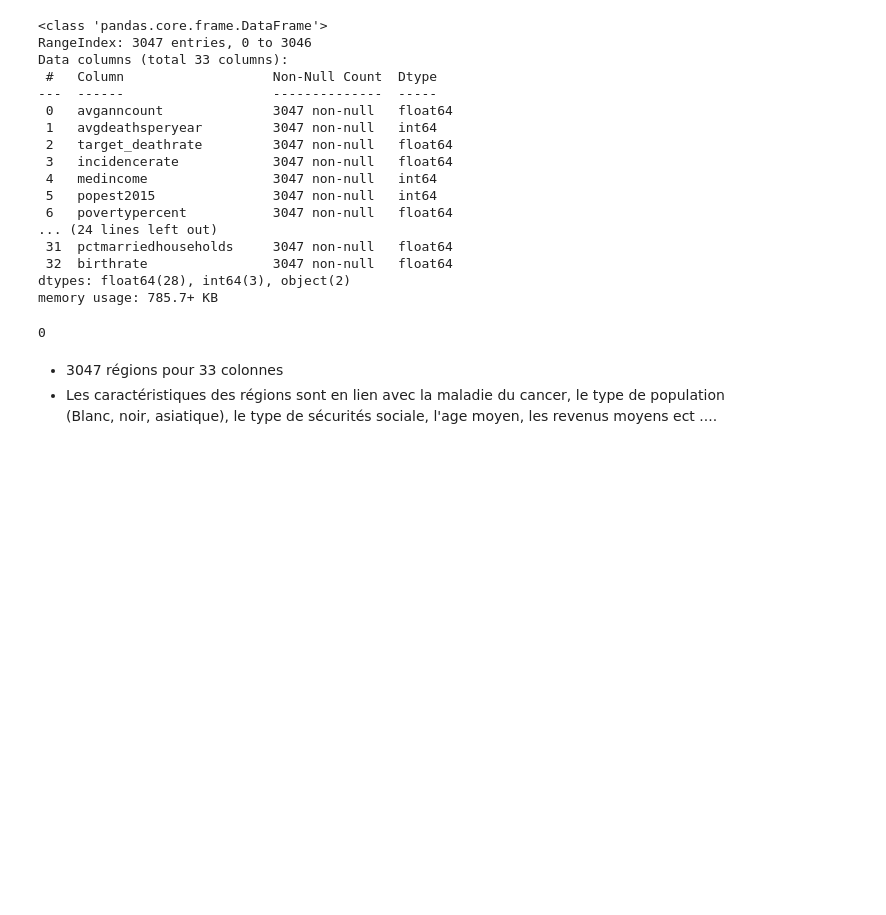
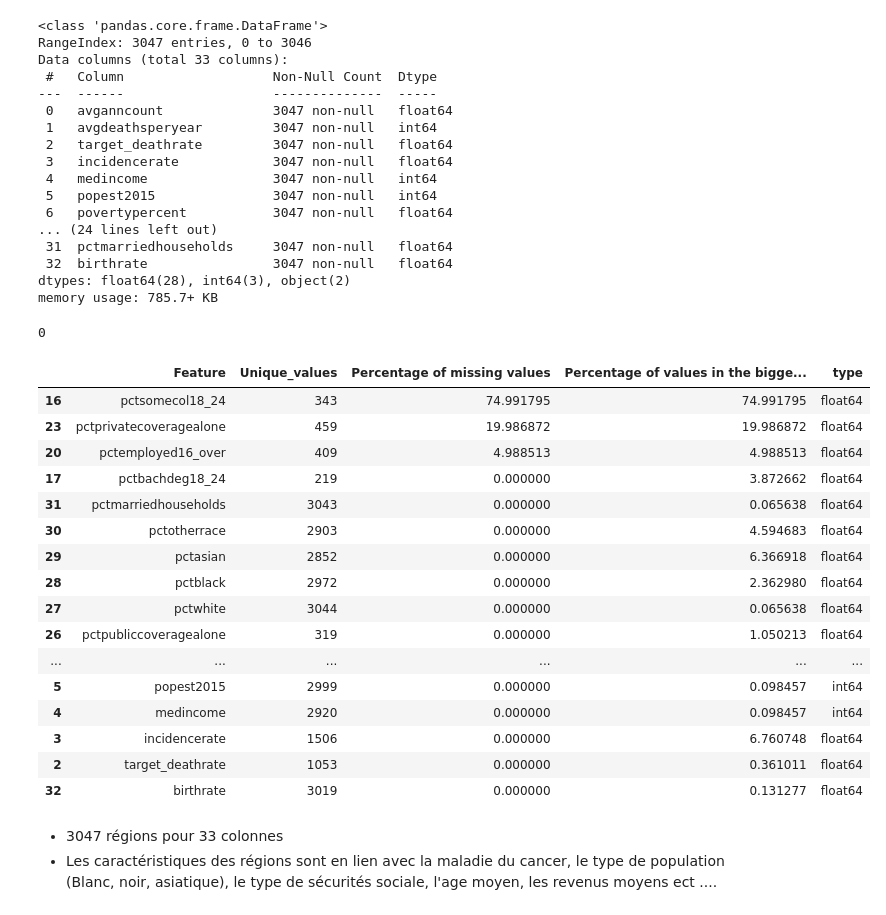
Before and after one commit to Hajoura91coding/Prediction_cancer_death_usa, a Jupyter notebook: cancer-data-usa-analysis-prediction.ipynb, the cells around one changed output. Cells and saved outputs as stored; diff of their text form; code cells hidden in the pictures; blank space fills up the shorter version.

Commit message:
Kaggle Notebook | Cancer_data_USA_Analysis_prediction | Version 10

```diff
--- a/cancer-data-usa-analysis-prediction.ipynb
+++ b/cancer-data-usa-analysis-prediction.ipynb
@@ -111,6 +111,31 @@ memory usage: 785.7+ KB
 cancer_reg.duplicated().sum()
 # %% [output]
 0
+# %%
+stats = []
+for col in cancer_reg.columns:
+    stats.append((col, cancer_reg[col].nunique(), cancer_reg[col].isnull().sum() * 100 / cancer_reg.shape[0], cancer_reg[col].value_counts(normalize=True, dropna=False).values[0] * 100, cancer_reg[col].dtype))
+
+stats_df = pd.DataFrame(stats, columns=['Feature', 'Unique_values', 'Percentage of missing values', 'Percentage of values in the biggest category', 'type'])
+stats_df.sort_values('Percentage of missing values', ascending=False)
+# %% [output]
+|  | Feature | Unique_values | Percentage of missing values | Percentage of values in the bigge... | type |
+| 16 | pctsomecol18_24 | 343 | 74.991795 | 74.991795 | float64 |
+| 23 | pctprivatecoveragealone | 459 | 19.986872 | 19.986872 | float64 |
+| 20 | pctemployed16_over | 409 | 4.988513 | 4.988513 | float64 |
+| 17 | pctbachdeg18_24 | 219 | 0.000000 | 3.872662 | float64 |
+| 31 | pctmarriedhouseholds | 3043 | 0.000000 | 0.065638 | float64 |
+| 30 | pctotherrace | 2903 | 0.000000 | 4.594683 | float64 |
+| 29 | pctasian | 2852 | 0.000000 | 6.366918 | float64 |
+| 28 | pctblack | 2972 | 0.000000 | 2.362980 | float64 |
+| 27 | pctwhite | 3044 | 0.000000 | 0.065638 | float64 |
+| 26 | pctpubliccoveragealone | 319 | 0.000000 | 1.050213 | float64 |
+| ... | ... | ... | ... | ... | ... |
+| 5 | popest2015 | 2999 | 0.000000 | 0.098457 | int64 |
+| 4 | medincome | 2920 | 0.000000 | 0.098457 | int64 |
+| 3 | incidencerate | 1506 | 0.000000 | 6.760748 | float64 |
+| 2 | target_deathrate | 1053 | 0.000000 | 0.361011 | float64 |
+| 32 | birthrate | 3019 | 0.000000 | 0.131277 | float64 |
 # %% [markdown]
 - 3047 régions pour 33 colonnes
 - Les caractéristiques des régions sont en lien avec la maladie du cancer, le type de population (Blanc, noir, asiatique), le type de sécurités sociale, l'age moyen, les revenus moyens ect ....
```
Also changed, not shown: parts of 8 cells of this notebook.
